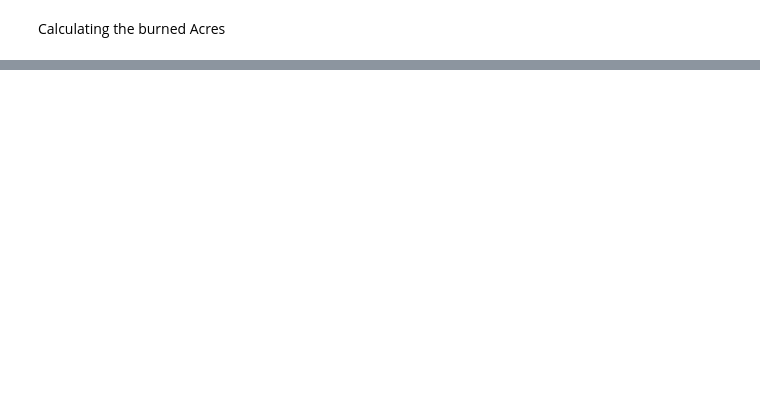
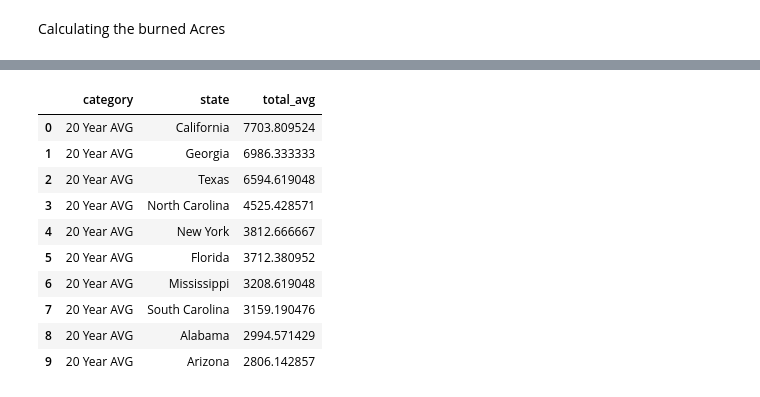
Before and after one commit to Pissane/Capstone_Project, a Jupyter notebook: fire_outlia&cleaning.ipynb, the cells around one changed output, grey strips where cells are left out. Drawn from its saved outputs; the diff is of its cells as text; code cells hidden in the pictures; blank space fills up the shorter version.

```diff
--- a/fire_outlia&cleaning.ipynb
+++ b/fire_outlia&cleaning.ipynb
@@ -287,0 +414,40 @@ create_df(wild_fire_df, 2015)
+# %%
+import pandas as pd
+import numpy as np
+
+def create_trend_df(wildfire_df, input_year):
+
+  # Convert date column to datetime
+  wildfire_df['combined_discovery_date'] = pd.to_datetime(wildfire_df['combined_discovery_date'])
+
+  # Get total fires per state per year
+  yearly_counts = wildfire_df.groupby(['state_name', wildfire_df['combined_discovery_date'].dt.year])['unique_id'].count().reset_index(name='unique_id')
+
+  # Get top 10 states by average fires per year
+  state_avg = yearly_counts.groupby('state_name')['unique_id'].mean().sort_values(ascending=False).head(10)
+
+  # Get top state names
+  top_states = state_avg.index
+
+  # Create output DataFrame
+  output = pd.DataFrame({
+    'category': ['20 Year AVG']*len(top_states),
+    'state': top_states,
+    'total_avg': state_avg.values
+  })
+
+  return output
+# %%
+create_trend_df(wild_fire_df,2015)
+# %% [output]
+|  | category | state | total_avg |
+| 0 | 20 Year AVG | California | 7703.809524 |
+| 1 | 20 Year AVG | Georgia | 6986.333333 |
+| 2 | 20 Year AVG | Texas | 6594.619048 |
+| 3 | 20 Year AVG | North Carolina | 4525.428571 |
+| 4 | 20 Year AVG | New York | 3812.666667 |
+| 5 | 20 Year AVG | Florida | 3712.380952 |
+| 6 | 20 Year AVG | Mississippi | 3208.619048 |
+| 7 | 20 Year AVG | South Carolina | 3159.190476 |
+| 8 | 20 Year AVG | Alabama | 2994.571429 |
+| 9 | 20 Year AVG | Arizona | 2806.142857 |
```
Also changed, not shown: parts of 21 cells of this notebook.
